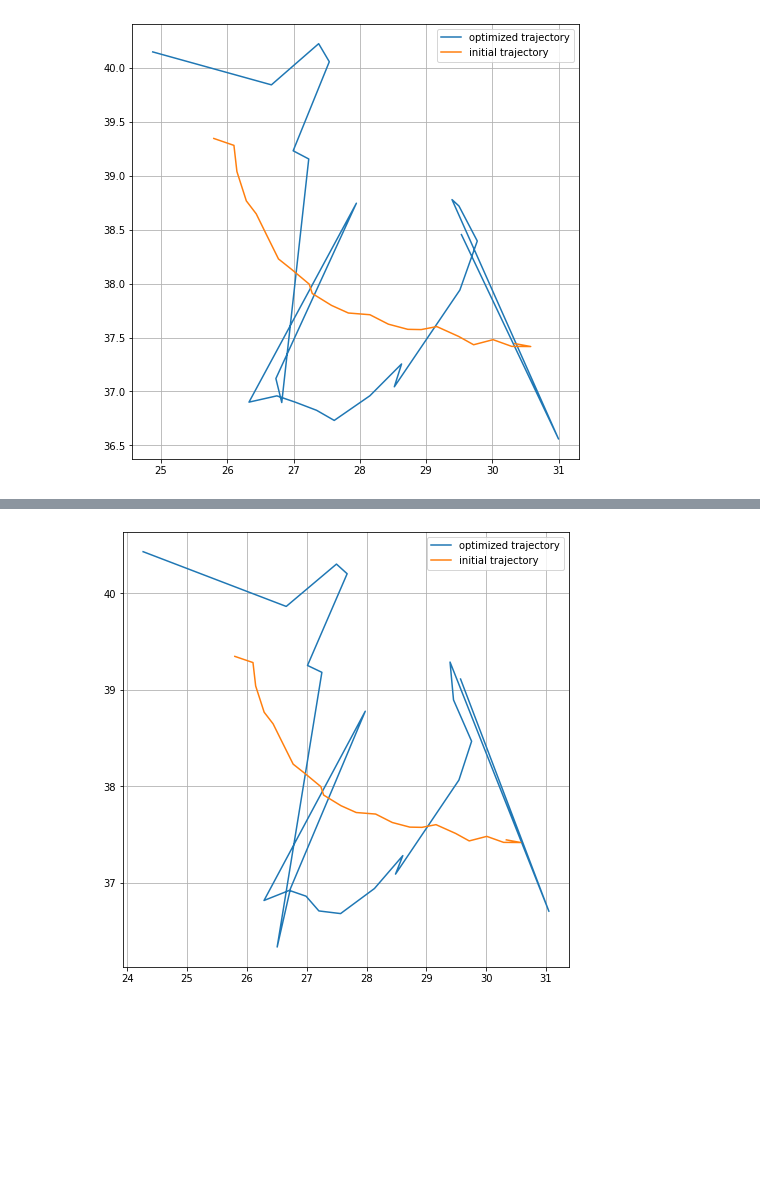
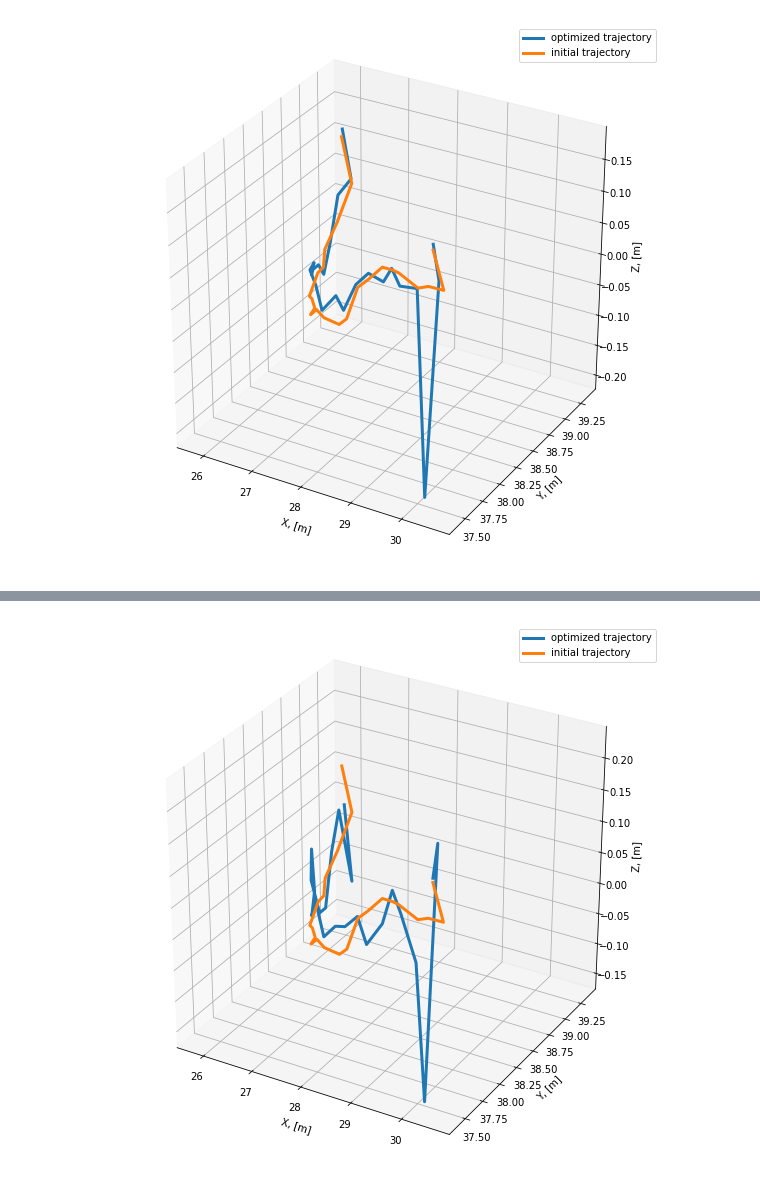
Before and after one commit to ctu-vras/trajectory_optimization, a Jupyter notebook: notebooks/camera_traj_optimization.ipynb, the cells around one changed output, grey strips where cells are left out. Saved outputs shown, nothing was run; the diff lists cells and outputs as text; code cells hidden in the pictures; blank space fills up the shorter version.

```diff
--- a/notebooks/camera_traj_optimization.ipynb
+++ b/notebooks/camera_traj_optimization.ipynb
@@ -24 +23,10 @@ INFO - 2021-03-23 15:51:44,203 - topics - topicmanager initialized
+# %%
+def load_intrinsics(device=torch.device('cuda')):
+    width, height = 1232., 1616.
+    K = torch.tensor([[758.03967, 0., 621.46572, 0.],
+                      [0., 761.62359, 756.86402, 0.],
+                      [0., 0., 1., 0.],
+                      [0., 0., 0., 1.]], dtype=torch.float32).to(device)
+    K = K.unsqueeze(0)
+    return K, width, height
 # %% [markdown]
@@ -136,7 +198,7 @@ class Model(nn.Module):
 # %%
 # Setup
 if torch.cuda.is_available():
-    device = torch.device("cuda")
+    device = torch.device("cuda:0")
     torch.cuda.set_device(device)
 else:
     device = torch.device("cpu")
@@ -159,5 +221,5 @@ traj_wps = np.load(poses_filename)['poses'].tolist()
 model = Model(points=points,
               traj_wps=traj_wps).to(device)
 # Create an optimizer. Here we are using Adam and we pass in the parameters of the model
-optimizer = torch.optim.Adam(model.parameters(), lr=0.05)
+optimizer = torch.optim.Adam(model.parameters(), lr=0.1)
 # %% [markdown]
@@ -165,24 +229,45 @@ optimizer = torch.optim.Adam(model.parameters(), lr=0.05)
 # %%
+import time
+
+
+log = {'rewards': [], 'runtime': []}
+for key in model.loss:
+  log[key] = []
+
 # Run optimization loop
 traj_0 = np.asarray(traj_wps)
 
-loop = tqdm(range(100))
+loop = tqdm(range(501))
 for i in loop:
+    t0 = time.time()
     optimizer.zero_grad()
-    verts, loss = model()
+    loss = model()
     loss.backward()
     optimizer.step()
+    t1 = time.time()
 
-    if i % 10 == 0:
-        print(f"Loss: {loss.item()}")
-        print(f"Trajectory visibility score: {torch.sum(model.rewards)}")
+    if i % 100 == 0:
+        for key in model.loss:
+            print(f"{key} loss: {model.loss[key]}")
+            log[key].append(model.loss[key])  # logging losses
+        log['rewards'].append(torch.sum(model.rewards))  # logging visibility reward
+        log['runtime'].append(t1 - t0)
 
-        traj = model.T.detach()
+        print(f"Trajectory visibility score: {log['rewards'][-1]}")
+        print("\n-----------------------------------\n")
+        print(f"Optimization step took {log['runtime'][-1]} sec")
 
-        plt.figure(figsize=(8, 8))
-        plt.grid()
-        plt.plot(traj[:, 0], traj[:, 1], label='optimized trajectory')
-        plt.plot(traj_0[:, 0], traj_0[:, 1], label='initial trajectory')
-        plt.legend()
-        plt.show();
+        traj = model.traj.detach().cpu().numpy()
+
+        fig = plt.figure(figsize=(10, 10))
+        ax = plt.axes(projection='3d')
+        ax.set_xlabel('X, [m]')
+        ax.set_ylabel('Y, [m]')
+        ax.set_zlabel('Z, [m]')
+        ax.plot(traj[:,0], traj[:,1], traj[:,2], linewidth=3, label='optimized trajectory')
+        ax.plot(traj_0[:,0], traj_0[:,1], traj_0[:,2], linewidth=3, label='initial trajectory')
+        ax.legend()
+        plt.show()
+
+print(f"Average optimization step runtime: {np.mean(log['runtime'])}")
 # %% [output]
@@ -200 +313 @@ Trajectory visibility score: 68655.7421875
-[figure, old version]
+[figure, new version]
@@ -203 +323 @@ Trajectory visibility score: 69354.9375
-[figure, old version]
+[figure, new version]
```
Also changed, not shown: parts of 12 cells of this notebook.
